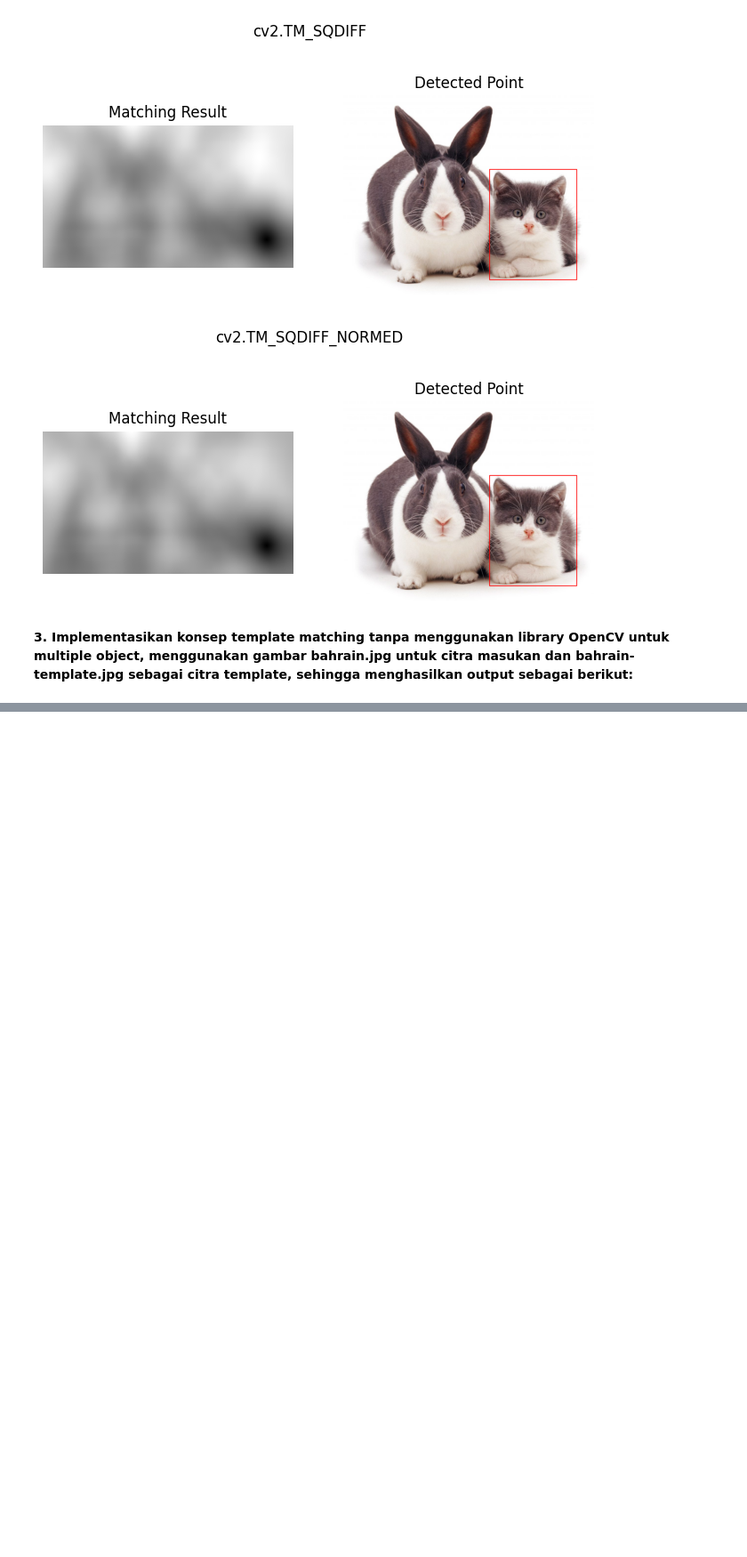
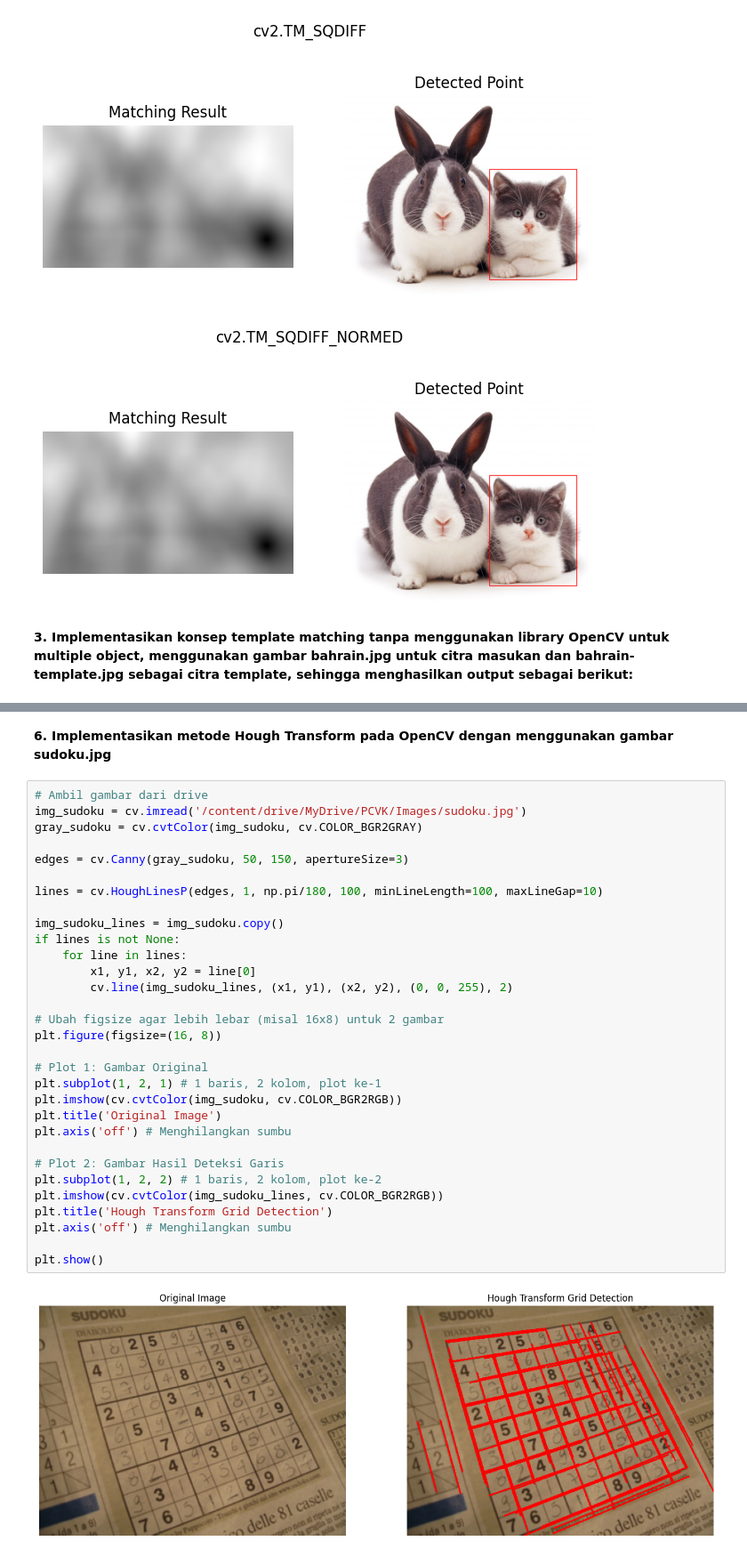
Before and after one commit to azzazhr/PCVK_Ganjil_2025, a Jupyter notebook: Week11.ipynb, the cells around one changed output, grey strips where cells are left out. Shown at 89% size. Drawn from its saved outputs; the diff is of its cells as text; blank space fills up the shorter version.

```diff
--- a/Week11.ipynb
+++ b/Week11.ipynb
@@ -102,0 +265,36 @@ berikut:**
+# %% [markdown]
+**6. Implementasikan metode Hough Transform pada OpenCV dengan menggunakan
+gambar sudoku.jpg**
+# %%
+# Ambil gambar dari drive
+img_sudoku = cv.imread('/content/drive/MyDrive/PCVK/Images/sudoku.jpg')
+gray_sudoku = cv.cvtColor(img_sudoku, cv.COLOR_BGR2GRAY)
+
+edges = cv.Canny(gray_sudoku, 50, 150, apertureSize=3)
+
+lines = cv.HoughLinesP(edges, 1, np.pi/180, 100, minLineLength=100, maxLineGap=10)
+
+img_sudoku_lines = img_sudoku.copy()
+if lines is not None:
+    for line in lines:
+        x1, y1, x2, y2 = line[0]
+        cv.line(img_sudoku_lines, (x1, y1), (x2, y2), (0, 0, 255), 2)
+
+# Ubah figsize agar lebih lebar (misal 16x8) untuk 2 gambar
+plt.figure(figsize=(16, 8))
+
+# Plot 1: Gambar Original
+plt.subplot(1, 2, 1) # 1 baris, 2 kolom, plot ke-1
+plt.imshow(cv.cvtColor(img_sudoku, cv.COLOR_BGR2RGB))
+plt.title('Original Image')
+plt.axis('off') # Menghilangkan sumbu
+
+# Plot 2: Gambar Hasil Deteksi Garis
+plt.subplot(1, 2, 2) # 1 baris, 2 kolom, plot ke-2
+plt.imshow(cv.cvtColor(img_sudoku_lines, cv.COLOR_BGR2RGB))
+plt.title('Hough Transform Grid Detection')
+plt.axis('off') # Menghilangkan sumbu
+
+plt.show()
+# %% [output]
+[figure, added]
```
Also changed, not shown: parts of 8 cells of this notebook.
